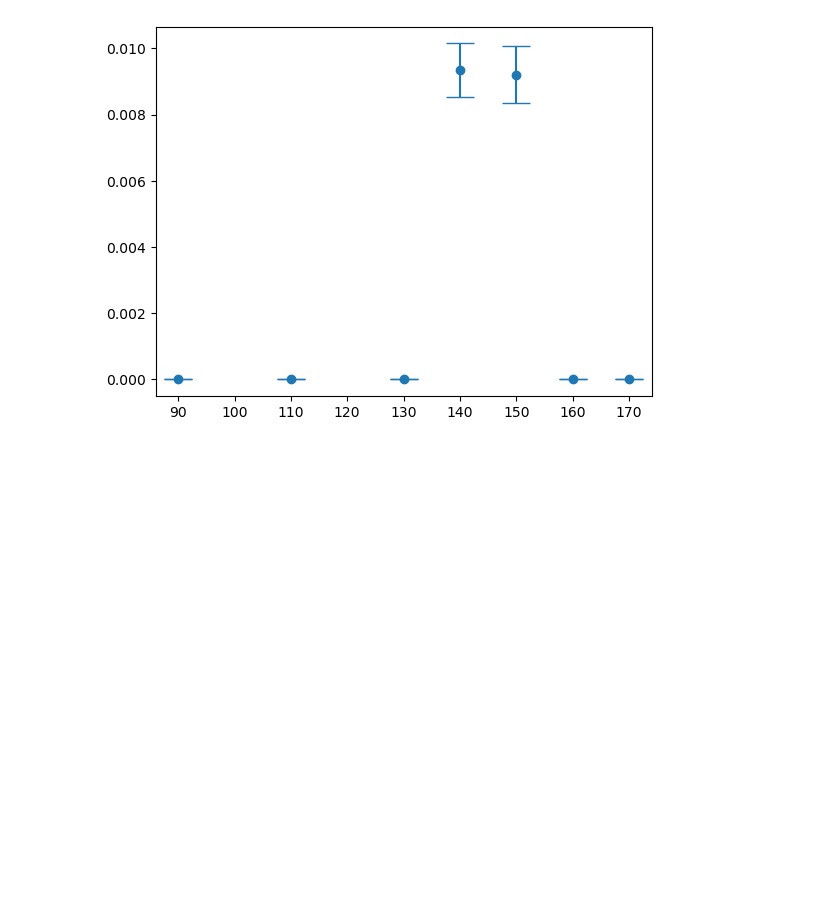
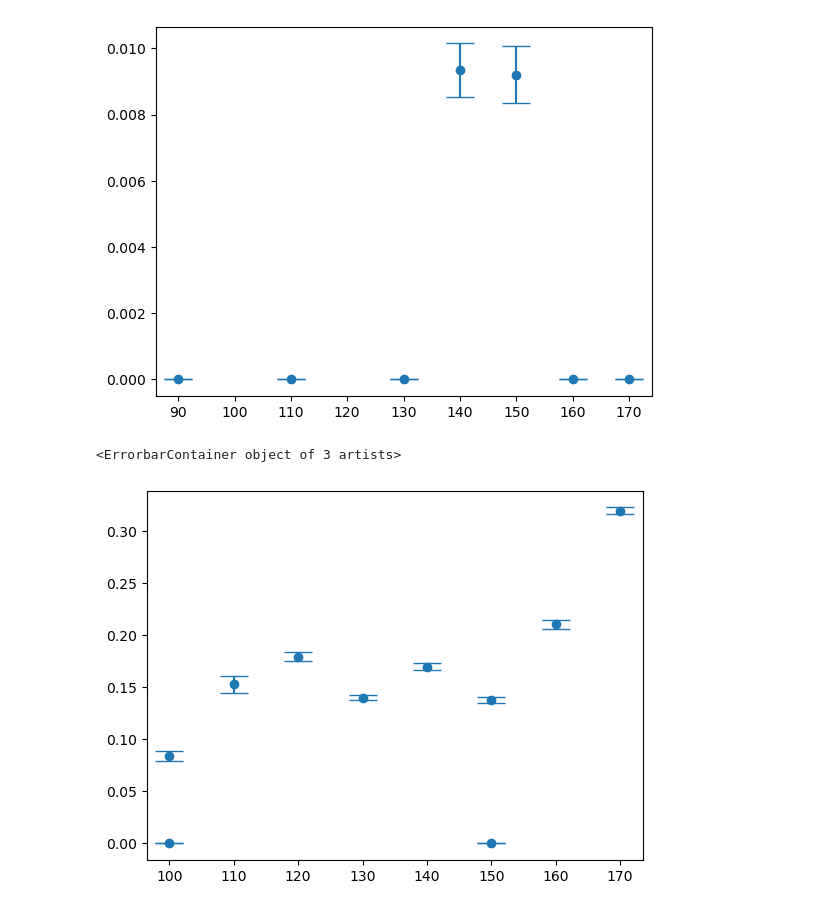
Before and after one commit to tompenny/SIMPLE-Ion-Capture-efficiency, a Jupyter notebook: Nanosphere/SIMION/240820 - test chamber, just trap.ipynb, the cells around one changed output. Cells and saved outputs as stored; diff of their text form; code cells hidden in the pictures; blank space fills up the shorter version.

Commit message:
More data analysed

```diff
--- a/Nanosphere/SIMION/240820 - test chamber, just trap.ipynb
+++ b/Nanosphere/SIMION/240820 - test chamber, just trap.ipynb
@@ -210,3 +219,44 @@ plt.errorbar(V, effs, yerr = errs, linestyle = 'none', capsize = 10, marker = 'o
 # %% [output]
 <ErrorbarContainer object of 3 artists>
 [figure]
+# %%
+# First let's mess around with charge to make sure that's actually effecting things.
+
+base = 'D:/Simulation Data/SIMION/241025/'
+files = ['run1', 'run2', 'run3', 'run4', 'run5', 'run6', 'run7', 'run8', 'run9', 'run10']
+ftype = '.csv'
+
+V = [150, 100, 120, 110, 130, 140, 150, 100, 160, 170]
+# %%
+effs = []
+errs = []
+for file in files:
+    filename = base+file+ftype
+    data = pd.read_csv(filename, names=list('abcdefghij'))
+    da = np.array([i for i in data.values[29:, 0:5] if i[0] != 'stopped after max_time'])[::2].astype('float')[:, :]
+    #da2 = np.array([i for i in data.values[30:, 0:5] if i[0] != 'stopped after max_time' ])[::2].astype('float')[:, :]
+    i = 0
+    j = 0
+    indices = []
+    indices2 = []
+    effs_tmp = []
+    for l in range(100):
+        da_tmp = da[l*10:(l+1)*10]
+        for n, k in enumerate(da_tmp):
+            if np.sqrt((k[2]-6.5)**2 + (k[3]-6.5)**2 + k[4]**2)<1 and k[1] < 2.9e+5:
+                i+=1
+                if n != 0:
+                    indices.append(n)
+            else:
+                j +=1
+                if n != 0:
+                    indices2.append(n)
+        eff = i/(i+j)
+        effs_tmp.append(eff)
+    effs.append(np.mean(effs_tmp))
+    errs.append(np.std(effs_tmp)/np.sqrt(10))
+# %%
+plt.errorbar(V, effs, yerr = errs, linestyle = 'none', capsize = 10, marker = 'o')
+# %% [output]
+<ErrorbarContainer object of 3 artists>
+[figure, added]
```
Also changed, not shown: parts of 6 cells of this notebook.
